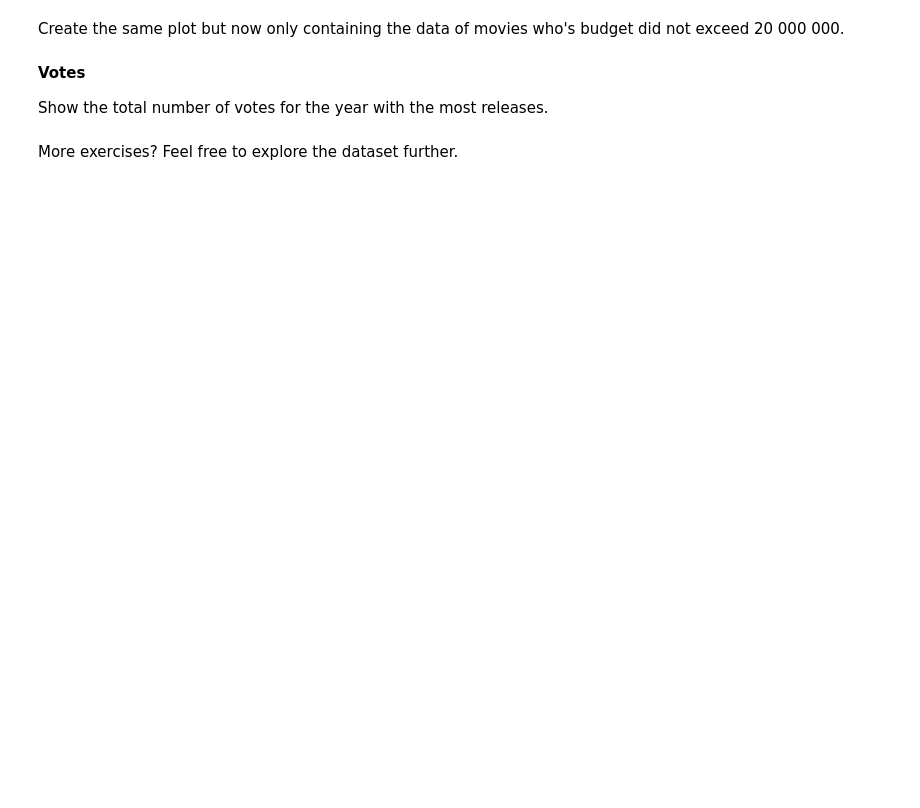
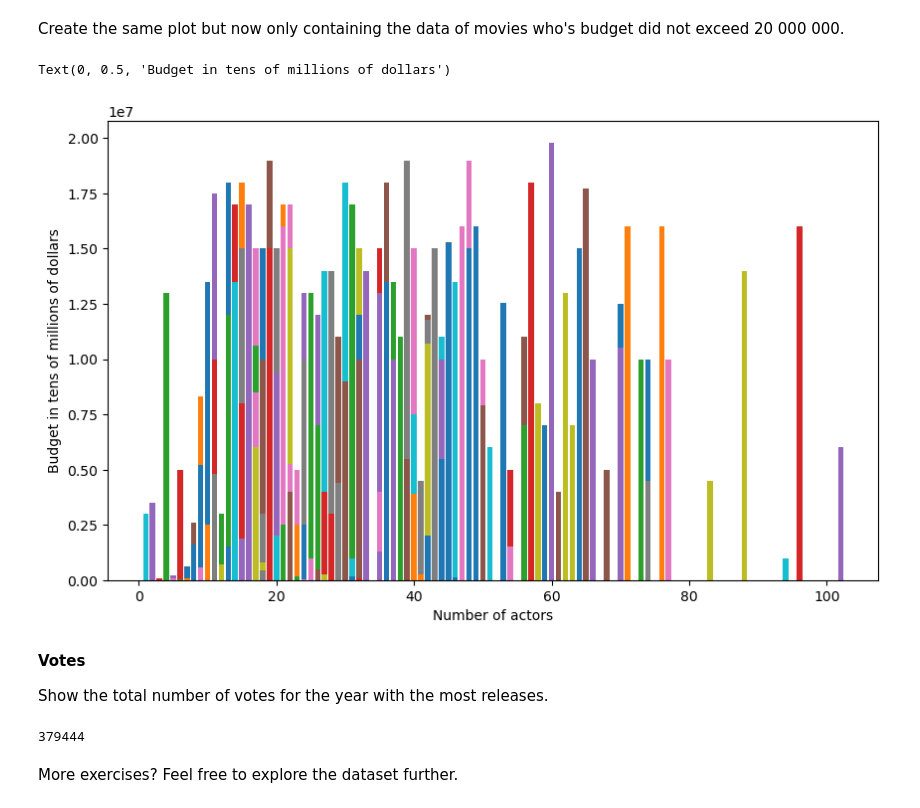
Before and after one commit to Oleksandr-Uvarov/P2-coursematerial-2425, a Jupyter notebook: 05-data-processing/05-bigger_exercises/TMDB-movies.ipynb, the cells around one changed output. Saved outputs shown, nothing was run; the diff lists cells and outputs as text; code cells hidden in the pictures; blank space fills up the shorter version.

```diff
--- a/05-data-processing/05-bigger_exercises/TMDB-movies.ipynb
+++ b/05-data-processing/05-bigger_exercises/TMDB-movies.ipynb
@@ -339,9 +339,47 @@ new_dataframe
 # %% [markdown]
 Create the same plot but now only containing the data of movies who's budget did not exceed 20 000 000.
+# %%
+movies_for_limited_budget = df_movies[df_movies["budget"] < 20000000]
+
+limited_budget = movies_for_limited_budget["budget"]
+actors_list_for_each_movie = ["".join(cast.split()).split(",") for cast in (movies_for_limited_budget["cast"])]
+
+actor_number = [len(cast) for cast in actors_list_for_each_movie]
+
+new_dataframe = pd.DataFrame({
+    "Number_Of_Actors": actor_number,
+    "Budget": limited_budget
+})
+
+
+new_dataframe
+
+plt.figure(figsize=(10, 6))
+
+for i in range(len(new_dataframe["Number_Of_Actors"])):
+    plt.bar(new_dataframe.iloc[i]["Number_Of_Actors"], new_dataframe.iloc[i][["Budget"]])
+
+plt.xlabel("Number of actors")
+plt.ylabel("Budget in tens of millions of dollars")
+# %% [output]
+Text(0, 0.5, 'Budget in tens of millions of dollars')
+[figure, added]
 # %% [markdown]
 **Votes**
 
 
 Show the total number of votes for the year with the most releases.
+# %%
+# df_movies.sort_values(by=["release_date"])
+movie_count_for_year = df_movies["id"].groupby(df_movies["release_date"].dt.year).count()
+
+# the year with the most releases is 2002
+movie_count_for_year.sort_values(ascending=False)
+
+df_2002 = df_movies[df_movies["release_date"] > pd.to_datetime("2002-01-01")].sort_values(by="release_date")
+
+df_2002["vote_count"].sum()
+# %% [output]
+379444
 # %% [markdown]
 More exercises? Feel free to explore the dataset further.
```
Also changed, not shown: parts of 1 cell of this notebook, 9 other files.
